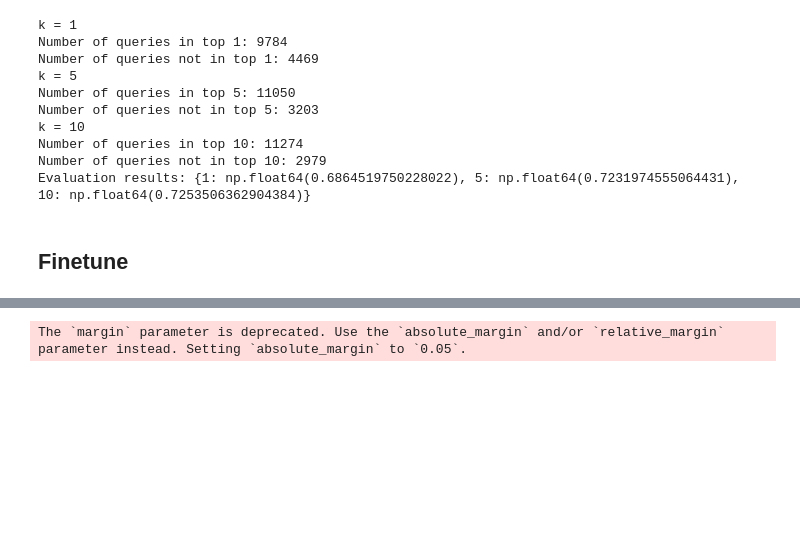
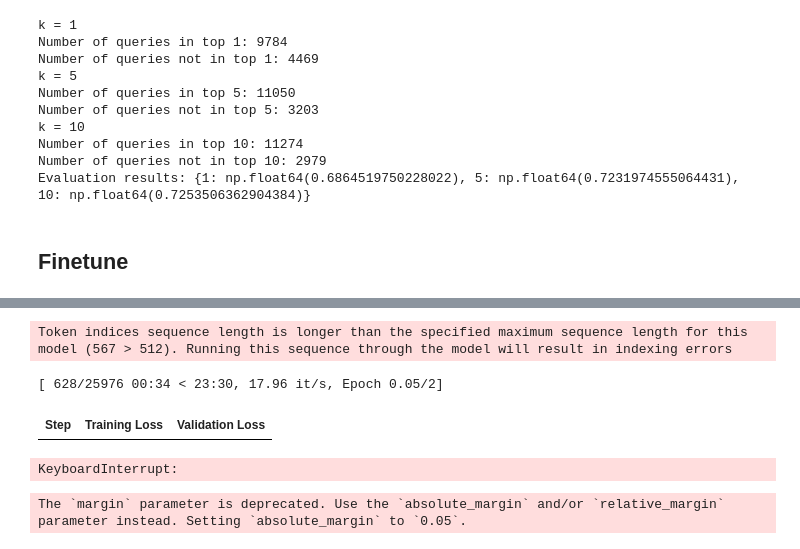
Before and after one commit to AIR25-CheckThat-Group1/CheckThat-ScientificClaimSourceRetrieval, a Jupyter notebook: reranking.ipynb, the cells around one changed output, grey strips where cells are left out. Drawn from its saved outputs; the diff is of its cells as text; code cells hidden in the pictures; blank space fills up the shorter version.

```diff
--- a/reranking.ipynb
+++ b/reranking.ipynb
@@ -631,16 +690,22 @@ Token indices sequence length is longer than the specified maximum sequence leng
 # %%
 train_batch_size = 4
 max_length = 512
 model_to_finetune = "cross-encoder/ms-marco-MiniLM-L12-v2"
 
 exp_runner = ExperimentRunner(
     model_to_finetune,
     train_batch_size,
     num_epochs,
     max_length,
     experiment_name=experiment_name
 )
-exp_runner.run_experiment(dev_dataset, hard_train_dataset, hard_eval_dataset, num_hard_negatives)
+
+exp_runner.run_experiment(hard_train_dataset, hard_eval_dataset, hard_eval_dataset_evaluator, num_hard_negatives)
+# %% [output]
+Token indices sequence length is longer than the specified maximum sequence length for this model (567 > 512). Running this sequence through the model will result in indexing errors
+[ 628/25976 00:34 < 23:30, 17.96 it/s, Epoch 0.05/2]
+| Step | Training Loss | Validation Loss |
+KeyboardInterrupt:
 # %%
 train_batch_size = 8
 max_length = 512
```
Also changed, not shown: parts of 12 cells of this notebook.
